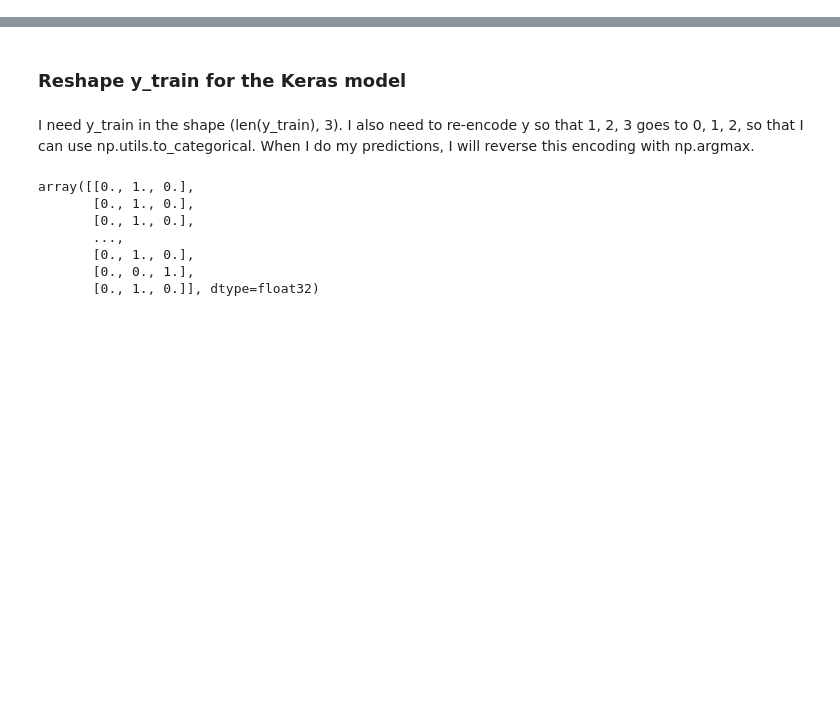
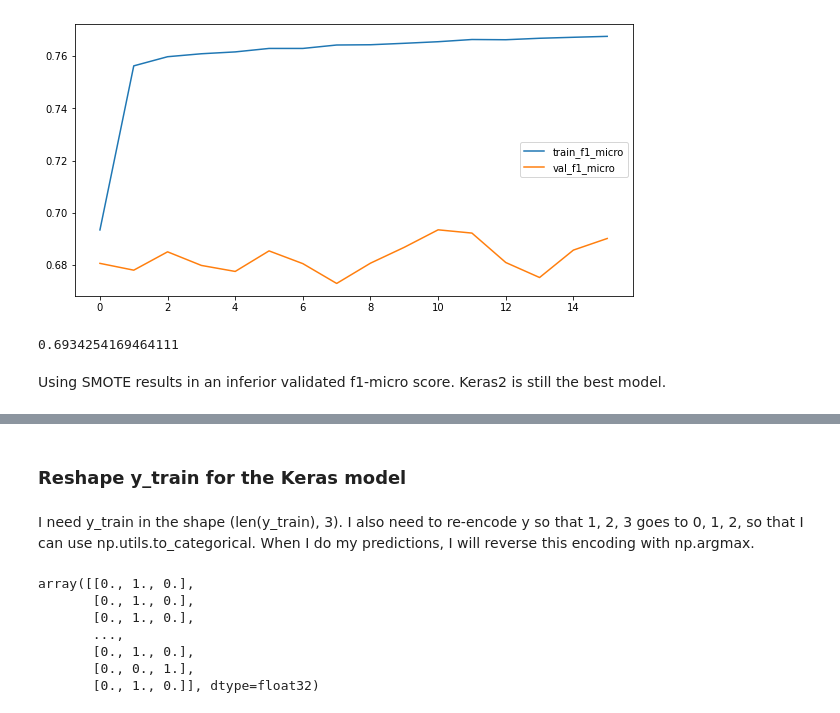
Before and after one commit to fivearm/Capstone_Repo, a Jupyter notebook: 09_Neural Network.ipynb, the cells around one changed output, grey strips where cells are left out. Cells and saved outputs as stored; diff of their text form; code cells hidden in the pictures; blank space fills up the shorter version.

```diff
--- a/09_Neural Network.ipynb
+++ b/09_Neural Network.ipynb
@@ -154,0 +255,19 @@ _________________________________________________________________
+# %%
+smote = SMOTE()
+X_pure_train_resampled, y_pure_train_resampled = smote.fit_sample(X_pure_train, y_pure_train)
+# %%
+ohe = OneHotEncoder(sparse=False)
+y_pure_train_resampled_ohe = ohe.fit_transform(y_pure_train_resampled.values)
+y_val_ohe = ohe.transform(y_val.values)
+# %%
+keras3 = Sequential()
+keras3.add(Dense(64, input_dim=X_pure_train_resampled.shape[1], activation='relu'))
+keras3.add(Dense(32, activation='relu'))
+keras3.add(Dense(16, activation='relu'))
+keras3.add(Dense(8, activation='relu'))
+keras3.add(Dense(3, activation='softmax'))
+
+keras3.compile(loss='categorical_crossentropy', optimizer='adam', metrics=metric)
+# %%
+results = keras3.fit(X_pure_train_resampled, y_pure_train_resampled_ohe, epochs=50, batch_size=1000,
+                     validation_data=(X_val, y_val_ohe), callbacks=[early_stop])
@@ -155 +292,17 @@ _________________________________________________________________
+# %%
+train_f1_micro = results.history['f1_score']
+val_f1_micro = results.history['val_f1_score']
+
+fig, ax = plt.subplots(figsize=(10,5))
+sns.lineplot(x=results.epoch, y=train_f1_micro, ax=ax, label='train_f1_micro')
+sns.lineplot(x=results.epoch, y=val_f1_micro, ax=ax, label='val_f1_micro');
+# %% [output]
+[figure, added]
+# %%
+keras3_f1_micro = np.max(val_f1_micro)
+keras3_f1_micro
+# %% [output]
+0.6934254169464111
+# %% [markdown]
+Using SMOTE results in an inferior validated f1-micro score.  Keras2 is still the best model.
 # %%
```
Also changed, not shown: parts of 34 cells of this notebook, 2 other files.
